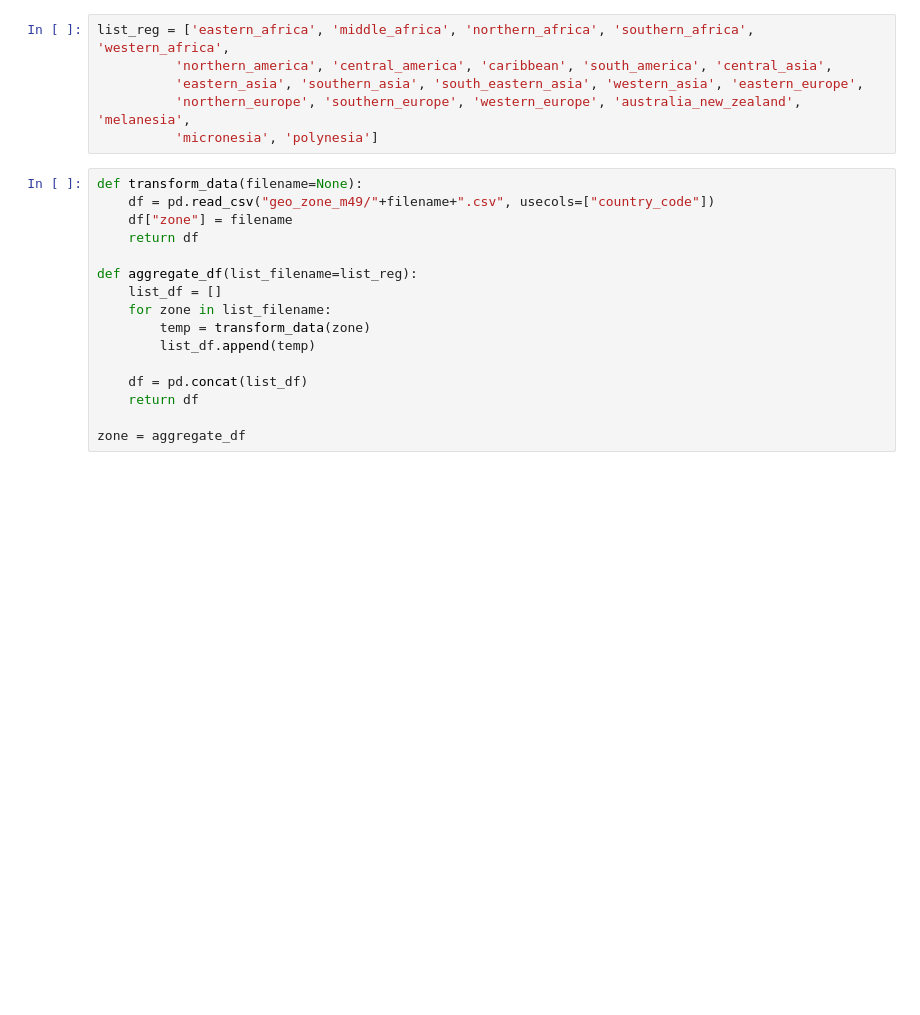
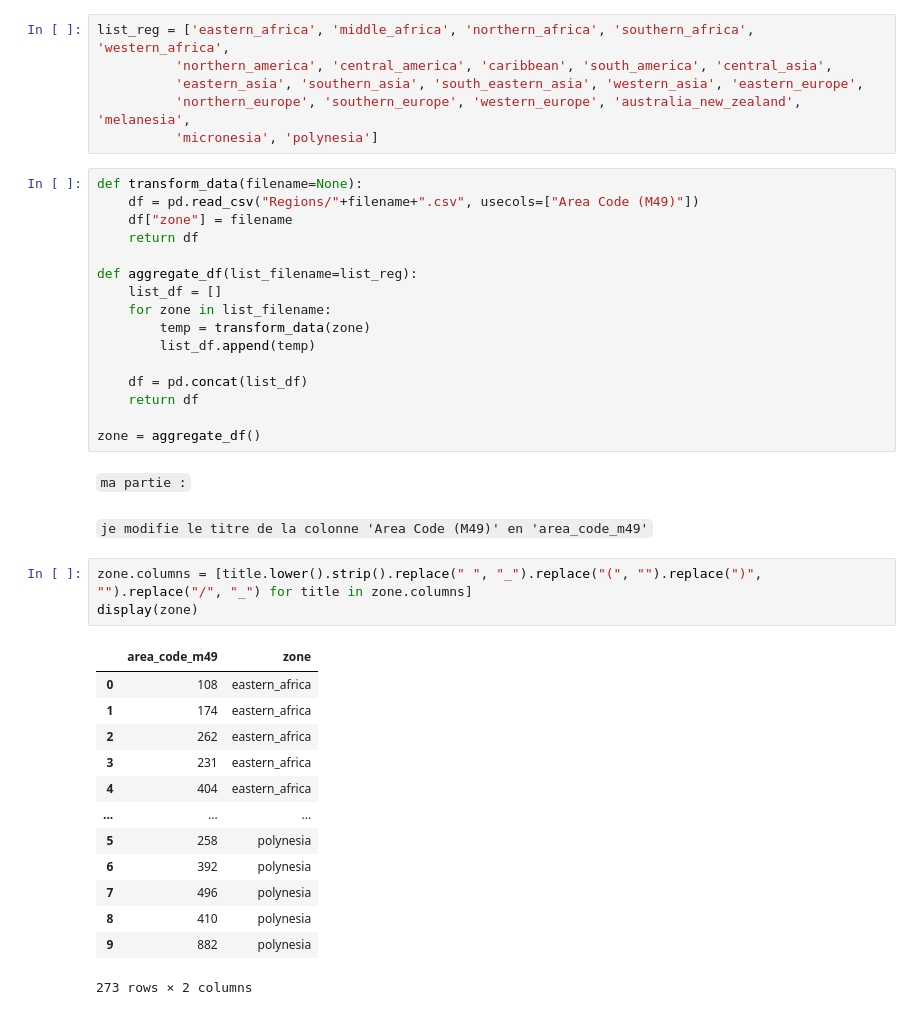
Before and after one commit to Hamza-Benhammou/brief_data_CCH, a Jupyter notebook: my_draft.ipynb, the cells around one changed output. Drawn from its saved outputs; the diff is of its cells as text; blank space fills up the shorter version.

```diff
--- a/my_draft.ipynb
+++ b/my_draft.ipynb
@@ -358,7 +362,7 @@ list_reg = ['eastern_africa', 'middle_africa', 'northern_africa', 'southern_afri
           'micronesia', 'polynesia']
 # %%
 def transform_data(filename=None):
-    df = pd.read_csv("geo_zone_m49/"+filename+".csv", usecols=["country_code"])
+    df = pd.read_csv("Regions/"+filename+".csv", usecols=["Area Code (M49)"])
     df["zone"] = filename
     return df
 
@@ -371,4 +375,25 @@ def aggregate_df(list_filename=list_reg):
     df = pd.concat(list_df)
     return df
 
-zone = aggregate_df
+zone = aggregate_df()
+# %% [markdown]
+`ma partie :`
+# %% [markdown]
+`je modifie le titre de la colonne 'Area Code (M49)' en 'area_code_m49'`
+# %%
+zone.columns = [title.lower().strip().replace(" ", "_").replace("(", "").replace(")", "").replace("/", "_") for title in zone.columns]
+display(zone)
+# %% [output]
+|  | area_code_m49 | zone |
+| 0 | 108 | eastern_africa |
+| 1 | 174 | eastern_africa |
+| 2 | 262 | eastern_africa |
+| 3 | 231 | eastern_africa |
+| 4 | 404 | eastern_africa |
+| ... | ... | ... |
+| 5 | 258 | polynesia |
+| 6 | 392 | polynesia |
+| 7 | 496 | polynesia |
+| 8 | 410 | polynesia |
+| 9 | 882 | polynesia |
+273 rows × 2 columns
```
Also changed, not shown: parts of 14 cells of this notebook.
